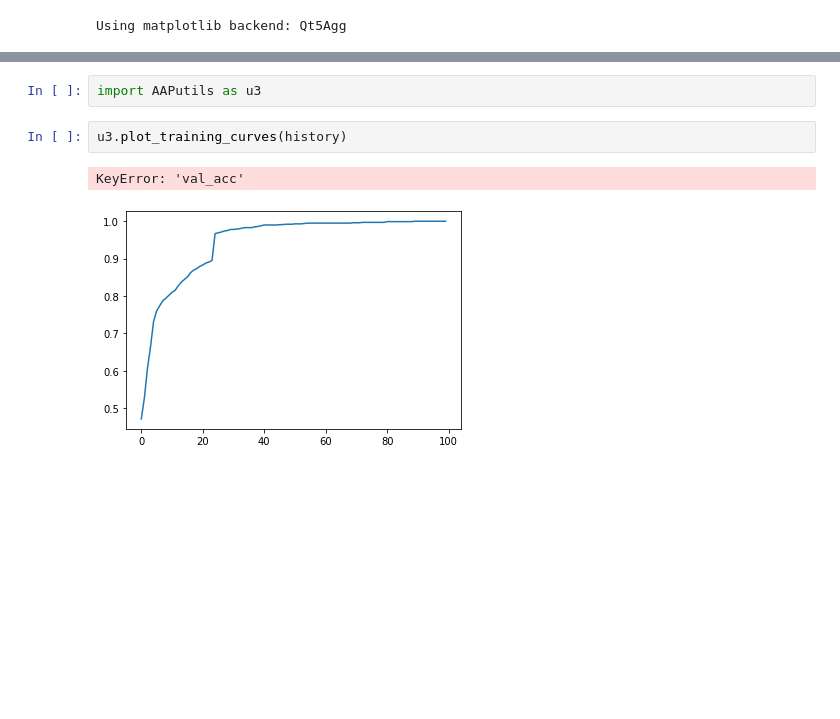
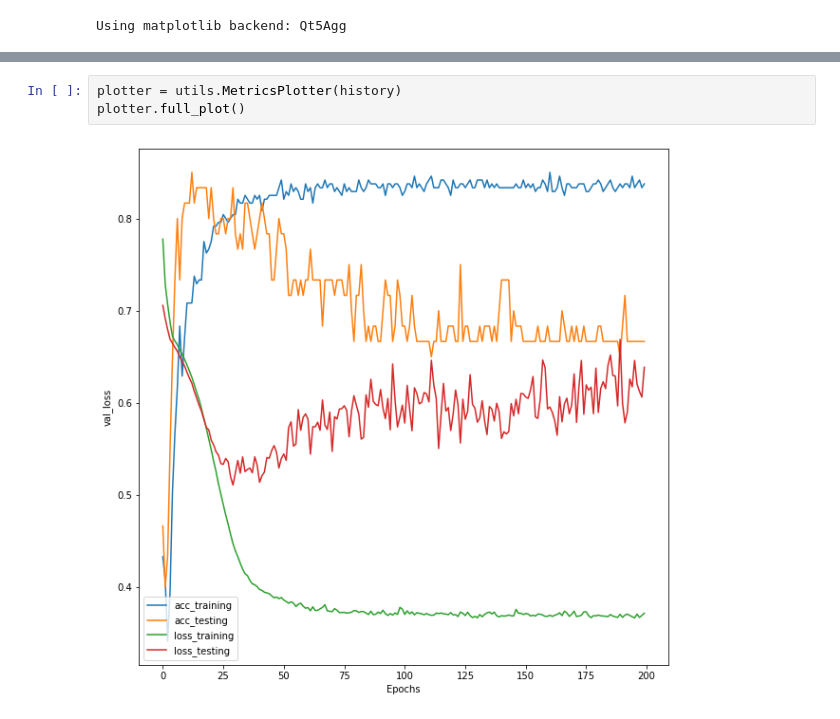
Before and after one commit to chudix/deep_learning, a Jupyter notebook: practica/2/Ejercicio 6 - Redes Neuronales con Keras y varios conjuntos de datos.ipynb, the cells around one changed output, grey strips where cells are left out. Saved outputs shown, nothing was run; the diff lists cells and outputs as text; blank space fills up the shorter version.

```diff
--- a/practica/2/Ejercicio 6 - Redes Neuronales con Keras y varios conjuntos de datos.ipynb
+++ b/practica/2/Ejercicio 6 - Redes Neuronales con Keras y varios conjuntos de datos.ipynb
@@ -102,7 +144,5 @@ ValueError: Unknown metric function:val_acc
-# %%
-import AAPutils as u3
-# %%
-u3.plot_training_curves(history)
-# %% [output]
-KeyError: 'val_acc'
-[figure, removed]
+# %%
+plotter = utils.MetricsPlotter(history)
+plotter.full_plot()
+# %% [output]
+[figure, added]
```
Also changed, not shown: parts of 5 cells of this notebook, 4 other files.
